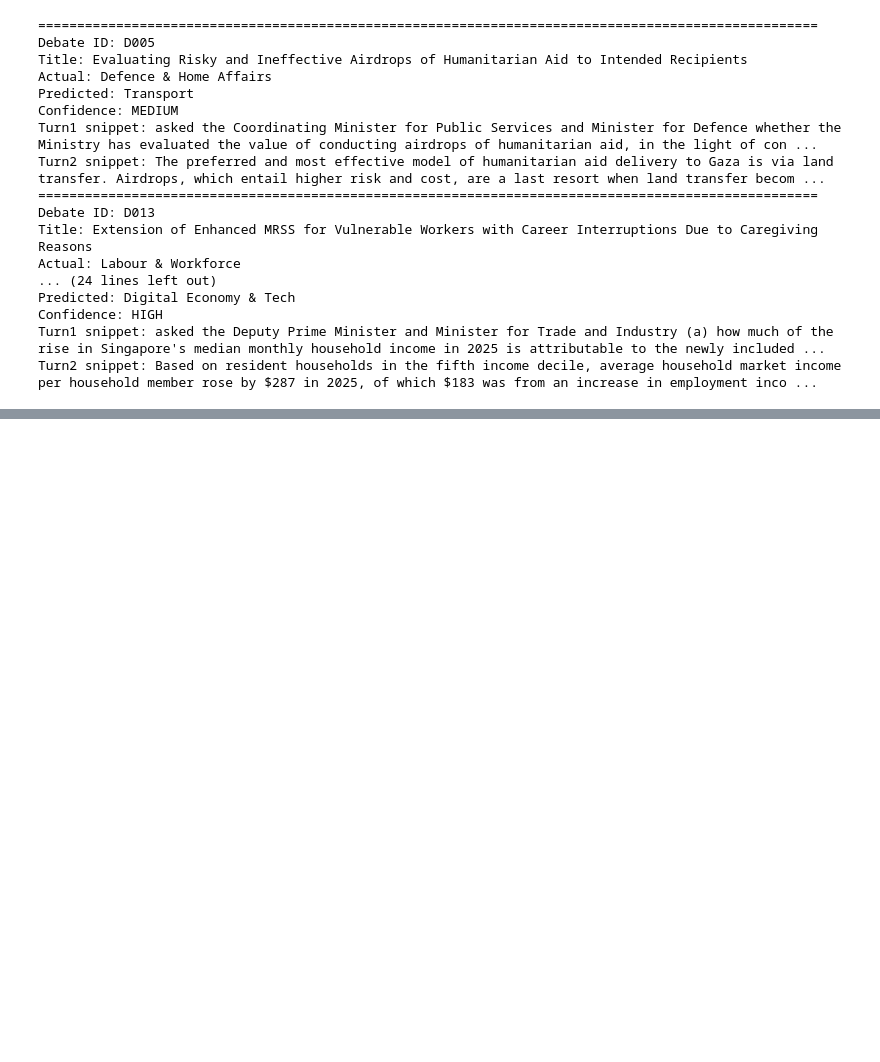
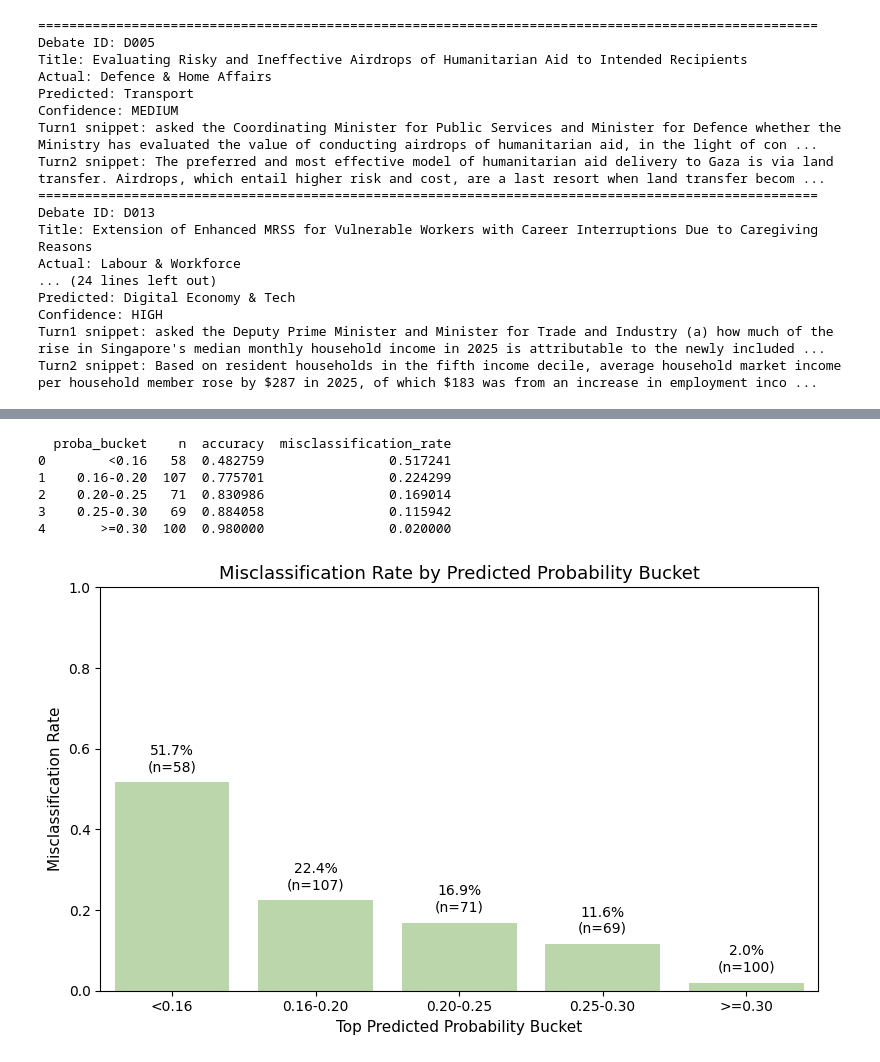
Before and after one commit to weeashira/policy_insight_platform, a Jupyter notebook: notebooks/sector_classification_exploration.ipynb, the cells around one changed output, grey strips where cells are left out. Cells and saved outputs as stored; diff of their text form; code cells hidden in the pictures; blank space fills up the shorter version.

```diff
--- a/notebooks/sector_classification_exploration.ipynb
+++ b/notebooks/sector_classification_exploration.ipynb
@@ -586,0 +711,63 @@ Turn2 snippet: Based on resident households in the fifth income decile, average
+# %%
+# Create probability buckets
+bins = [0, 0.16, 0.20, 0.25, 0.30, 1.0]
+labels = ["<0.16", "0.16-0.20", "0.20-0.25", "0.25-0.30", ">=0.30"]
+
+proba_analysis_df["proba_bucket"] = pd.cut(
+    proba_analysis_df["max_predicted_proba"],
+    bins=bins,
+    labels=labels,
+    include_lowest=True
+)
+
+bucket_summary = (
+    proba_analysis_df.groupby("proba_bucket")
+    .agg(
+        n=("is_correct", "count"),
+        accuracy=("is_correct", "mean")
+    )
+    .reset_index()
+)
+
+bucket_summary["misclassification_rate"] = 1 - bucket_summary["accuracy"]
+print(bucket_summary)
+# %% [output]
+  proba_bucket    n  accuracy  misclassification_rate
+0        <0.16   58  0.482759                0.517241
+1    0.16-0.20  107  0.775701                0.224299
+2    0.20-0.25   71  0.830986                0.169014
+3    0.25-0.30   69  0.884058                0.115942
+4       >=0.30  100  0.980000                0.020000
+# %%
+
+import seaborn as sns
+
+plt.figure(figsize=(8,5))
+ax = sns.barplot(
+    data=bucket_summary,
+    x="proba_bucket",
+    y="misclassification_rate",
+    color="#b9dda3"
+)
+
+plt.title("Misclassification Rate by Predicted Probability Bucket", fontsize=13)
+plt.xlabel("Top Predicted Probability Bucket", fontsize=11)
+plt.ylabel("Misclassification Rate", fontsize=11)
+plt.ylim(0, 1)
+
+# 给每个bar加标注
+for i, row in bucket_summary.iterrows():
+    ax.text(
+        i,
+        row["misclassification_rate"] + 0.02,   # 放在柱子上方
+        f"{row['misclassification_rate']:.1%}\n(n={int(row['n'])})",
+        ha="center",
+        va="bottom",
+        fontsize=10,
+        color="black"
+    )
+
+plt.tight_layout()
+plt.show()
+# %% [output]
+[figure, added]
```
Also changed, not shown: parts of 9 cells of this notebook, 4 other files.
